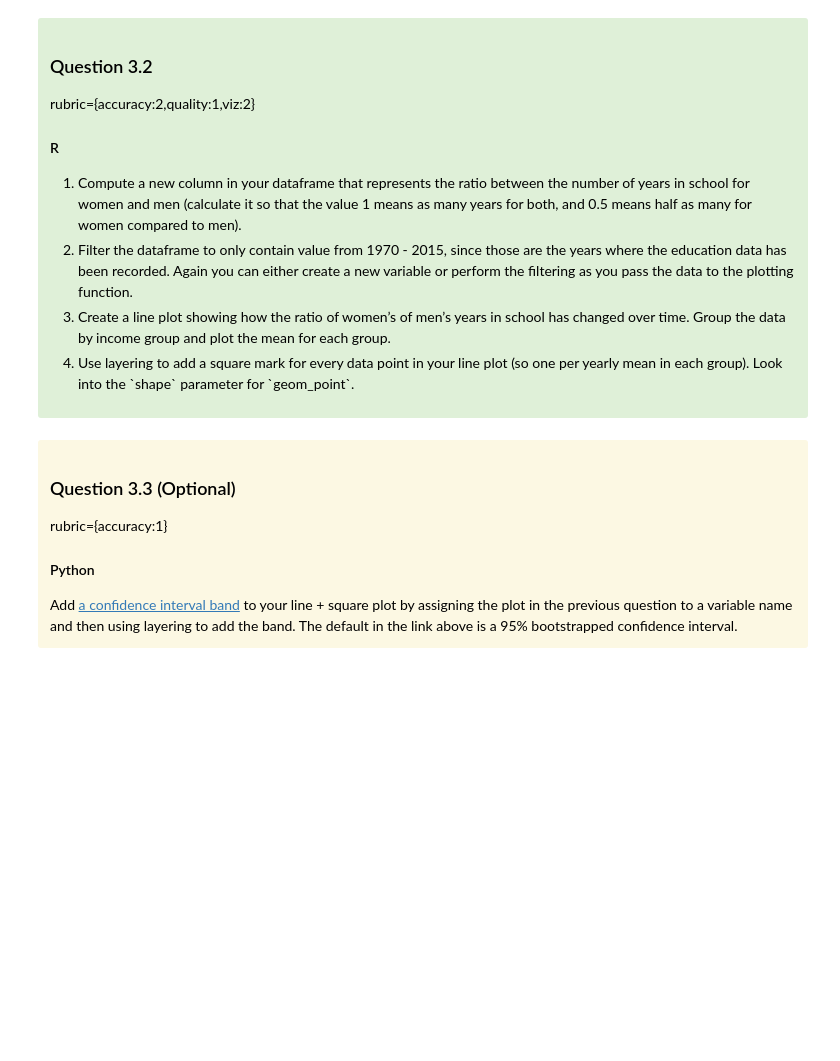
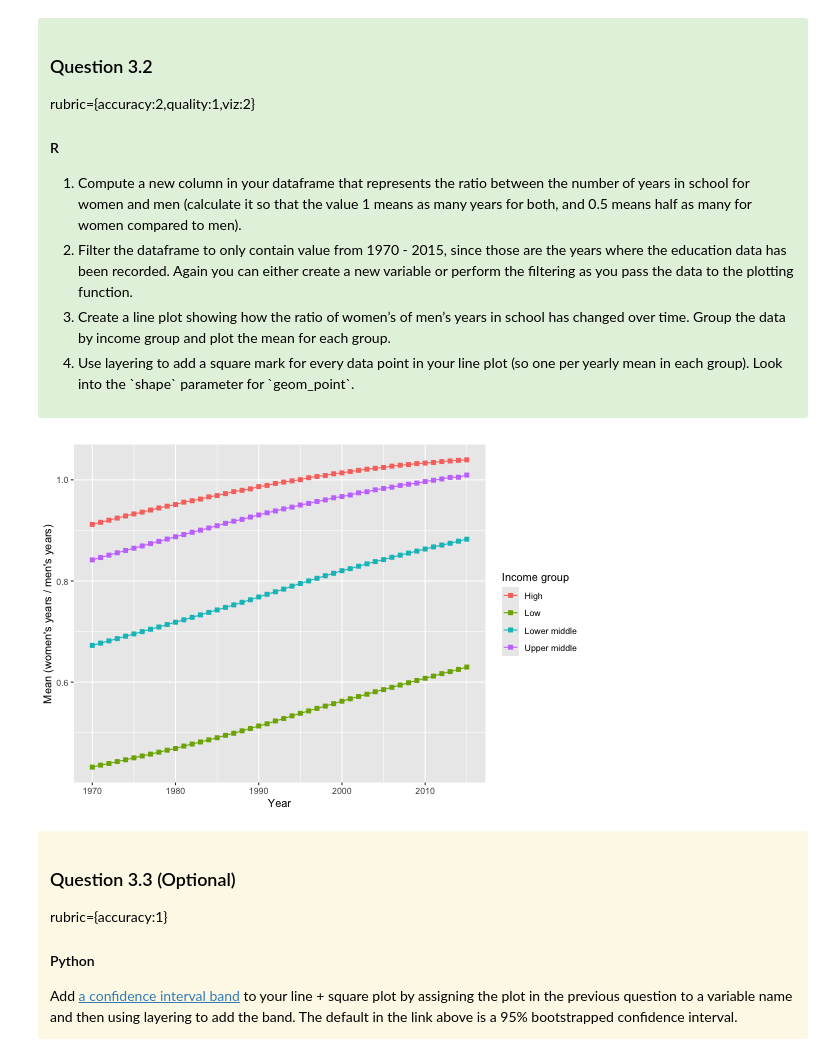
Before and after one commit to Christian-Ji/data_550_Dataviz_1, a Jupyter notebook: lab1_group20/lab1.ipynb, the cells around one changed output. Cells and saved outputs as stored; diff of their text form; code cells hidden in the pictures; blank space fills up the shorter version.

```diff
--- a/lab1_group20/lab1.ipynb
+++ b/lab1_group20/lab1.ipynb
@@ -234,3 +343,34 @@ R
+# %%
+%%R -w 550 -h 375
+# YOUR R ANSWER GOES HERE
+library(readr)
+library(dplyr)
+library(ggplot2)
+
+# Load data
+url <- "https://raw.githubusercontent.com/UofTCoders/workshops-dc-py/master/data/processed/world-data-gapminder.csv"
+gap <- read_csv(url, show_col_types = FALSE)
+
+# 1) Compute ratio: women / men years in school
+gap <- gap %>%
+  mutate(edu_ratio_women_men = years_in_school_women / years_in_school_men)
+
+# 2) Filter to 1970–2015
+gap_edu <- gap %>%
+  filter(year >= 1970, year <= 2015)
+
+# 3) Line plot of the mean ratio over time, grouped by income_group
+# 4) Layer square marks (shape = 15) for each yearly mean point
+ggplot(gap_edu, aes(x = year, y = edu_ratio_women_men, color = income_group)) +
+  geom_line(stat = "summary", fun = mean, na.rm = TRUE) +
+  geom_point(stat = "summary", fun = mean, na.rm = TRUE, shape = 15, size = 2) +
+  labs(
+    x = "Year",
+    y = "Mean (women's years / men's years)",
+    color = "Income group"
+  )
+# %% [output]
+[figure, added]
 # %% [markdown]
 <div class="alert alert-warning" style="color:black">
 
```
Also changed, not shown: parts of 38 cells of this notebook.
